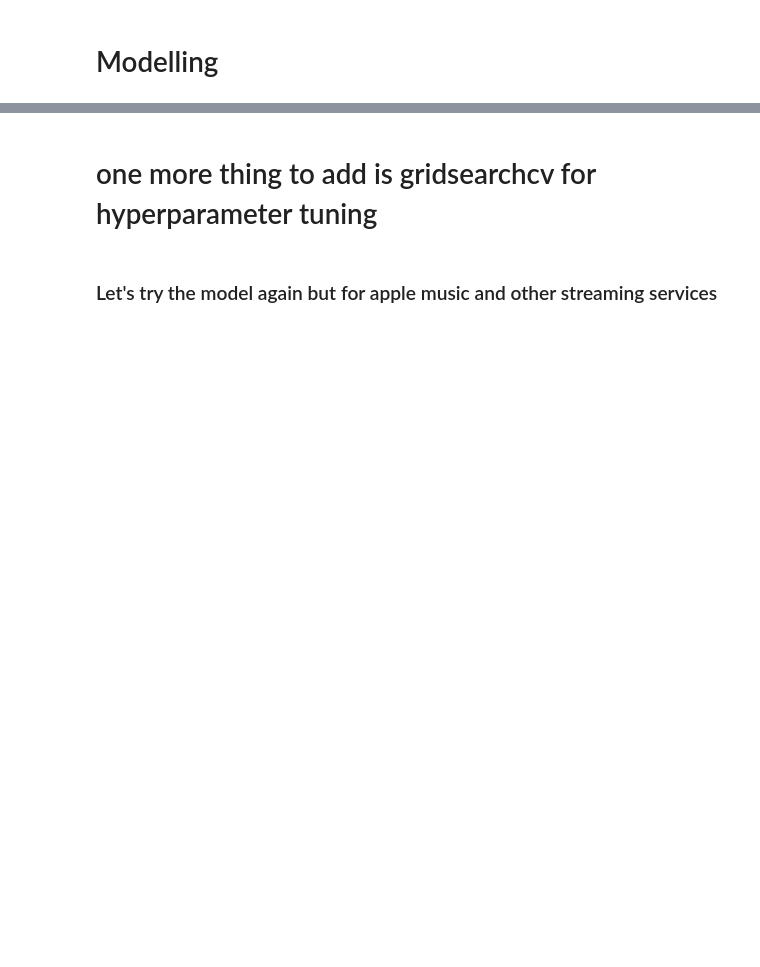
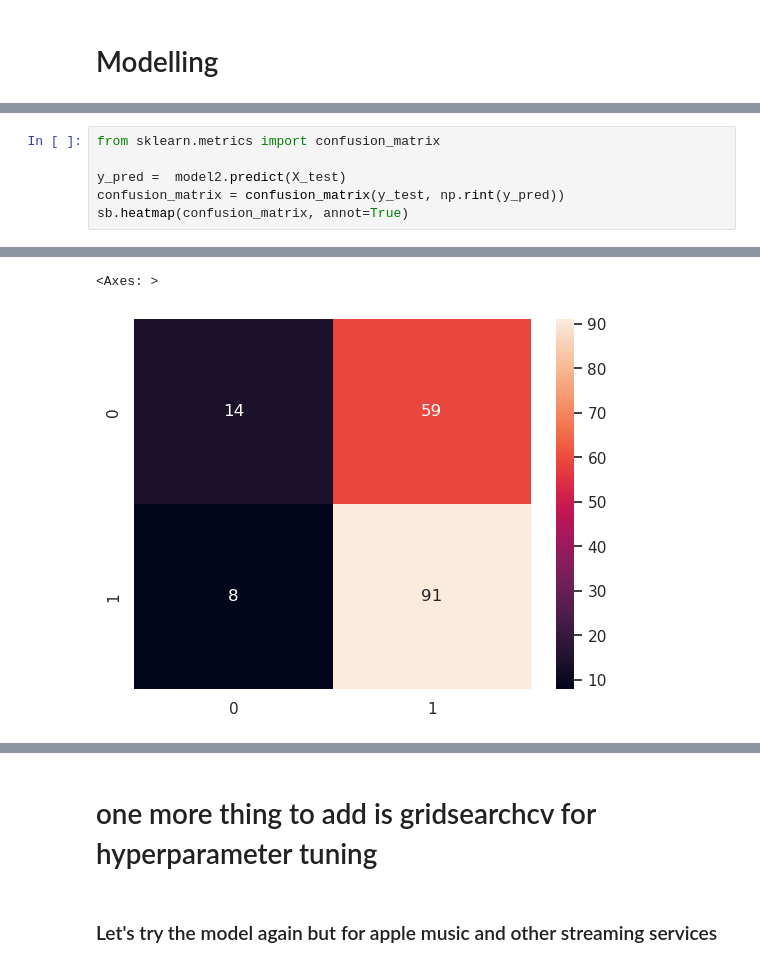
Before and after one commit to nicoleelow/Spotify-Top-Song-Prediction, a Jupyter notebook: Top-Song-Predictor-2.ipynb, the cells around one changed output, grey strips where cells are left out. Cells and saved outputs as stored; diff of their text form; blank space fills up the shorter version.

```diff
--- a/Top-Song-Predictor-2.ipynb
+++ b/Top-Song-Predictor-2.ipynb
@@ -712,0 +901,7 @@ Best Test Accuracy:  0.57209
+# %%
+from sklearn.metrics import confusion_matrix
+
+y_pred =  model2.predict(X_test)
+confusion_matrix = confusion_matrix(y_test, np.rint(y_pred))
+sb.heatmap(confusion_matrix, annot=True)
+# %% [output]
@@ -712,0 +909,2 @@ Best Test Accuracy:  0.57209
+<Axes: >
+[figure, added]
```
Also changed, not shown: parts of 63 cells of this notebook.
